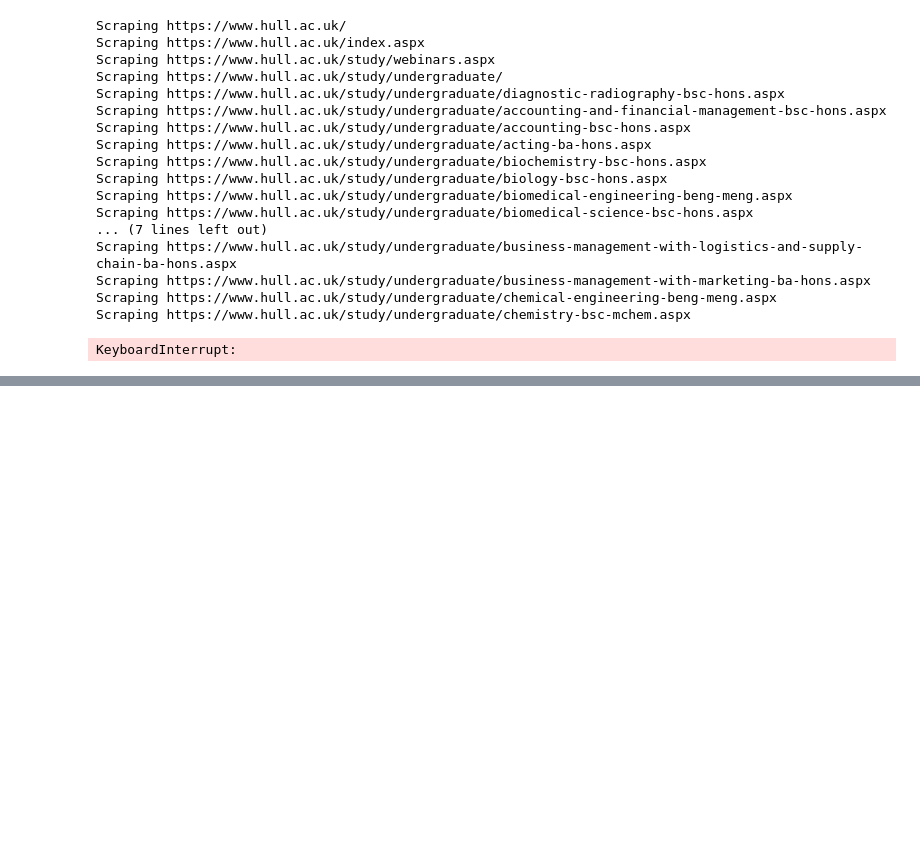
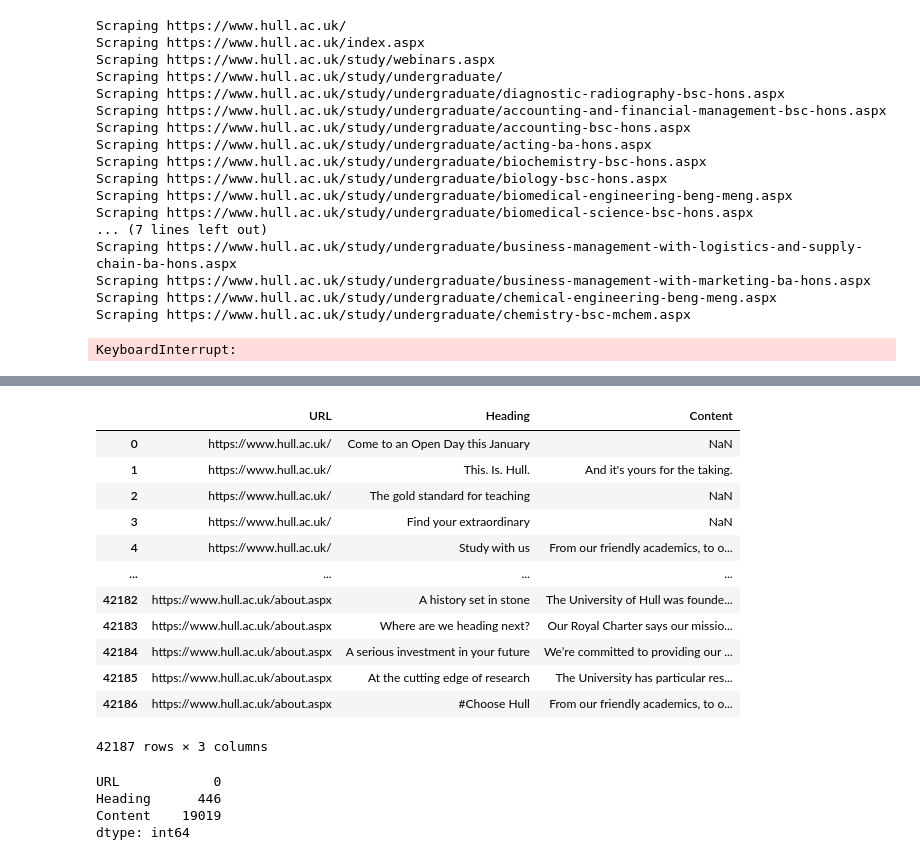
Before and after one commit to jerryola1/custom-chatbot, a Jupyter notebook: cv.ipynb, the cells around one changed output, grey strips where cells are left out. Cells and saved outputs as stored; diff of their text form; code cells hidden in the pictures; blank space fills up the shorter version.

```diff
--- a/cv.ipynb
+++ b/cv.ipynb
@@ -306,0 +497,25 @@ KeyboardInterrupt:
+# %%
+df = pd.read_csv("university_data3.csv")
+# %%
+display(df)
+# %% [output]
+|  | URL | Heading | Content |
+| 0 | https://www.hull.ac.uk/ | Come to an Open Day this January | NaN |
+| 1 | https://www.hull.ac.uk/ | This. Is. Hull. | And it's yours for the taking. |
+| 2 | https://www.hull.ac.uk/ | The gold standard for teaching | NaN |
+| 3 | https://www.hull.ac.uk/ | Find your extraordinary | NaN |
+| 4 | https://www.hull.ac.uk/ | Study with us | From our friendly academics, to o... |
+| ... | ... | ... | ... |
+| 42182 | https://www.hull.ac.uk/about.aspx | A history set in stone | The University of Hull was founde... |
+| 42183 | https://www.hull.ac.uk/about.aspx | Where are we heading next? | Our Royal Charter says our missio... |
+| 42184 | https://www.hull.ac.uk/about.aspx | A serious investment in your future | We’re committed to providing our ... |
+| 42185 | https://www.hull.ac.uk/about.aspx | At the cutting edge of research | The University has particular res... |
+| 42186 | https://www.hull.ac.uk/about.aspx | #Choose Hull | From our friendly academics, to o... |
+42187 rows × 3 columns
+# %%
+df.isna().sum()
+# %% [output]
+URL            0
+Heading      446
+Content    19019
+dtype: int64
```
Also changed, not shown: parts of 12 cells of this notebook, 3 other files.
